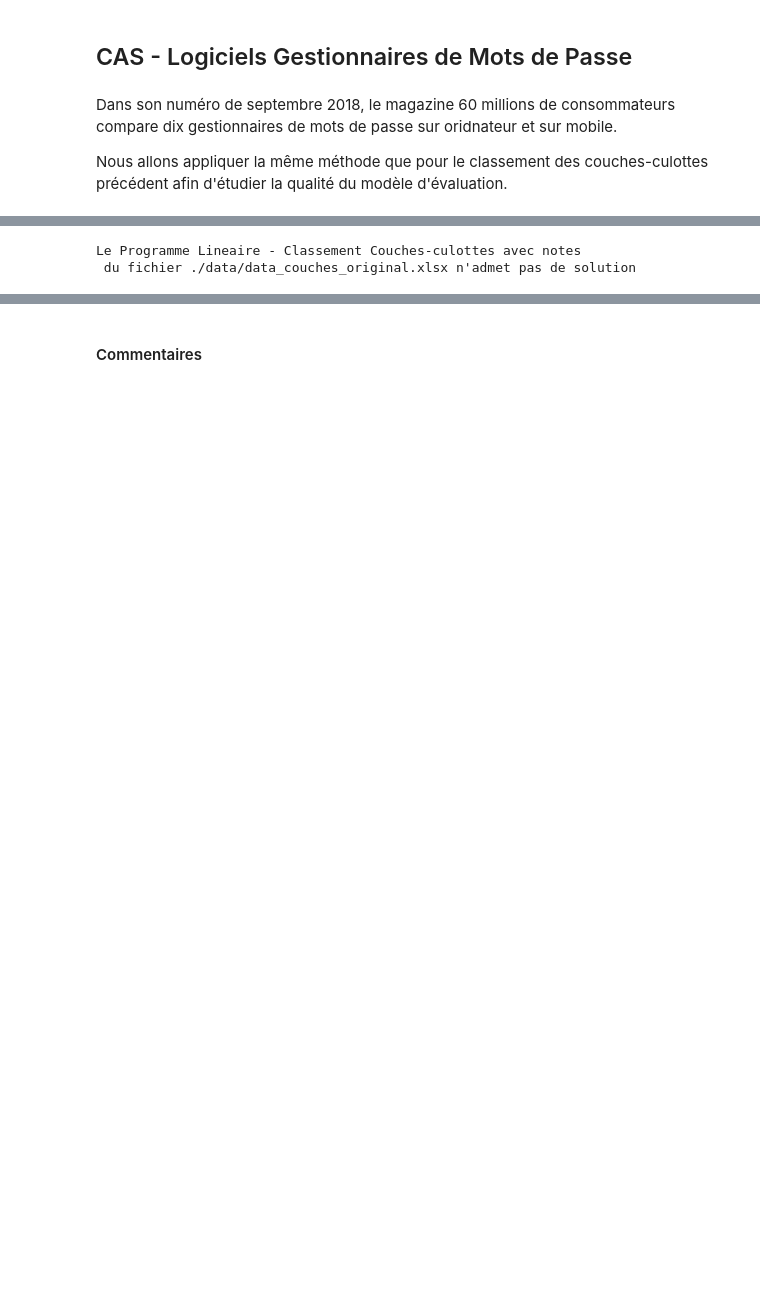
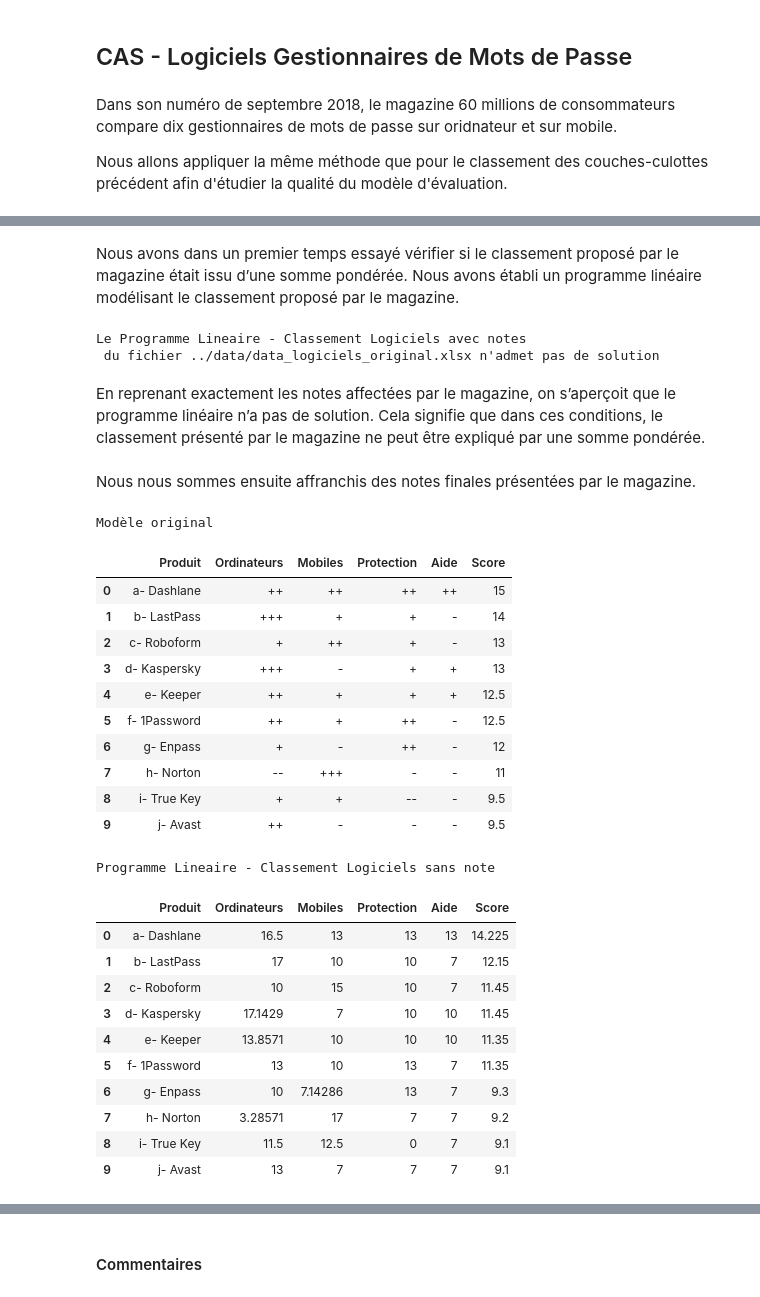
Before and after one commit to js-dev88/LangageScript, a Jupyter notebook: notebooks/Projet_classement_produits-logiciels.ipynb, the cells around one changed output, grey strips where cells are left out. Drawn from its saved outputs; the diff is of its cells as text; code cells hidden in the pictures; blank space fills up the shorter version.

Commit message:
Notebook 2

```diff
--- a/notebooks/Projet_classement_produits-logiciels.ipynb
+++ b/notebooks/Projet_classement_produits-logiciels.ipynb
@@ -78,4 +46,11 @@ La résolution du problème passe par une formalisation en Programme Linéaire
+# %%
+csv_name='../data/data_logiciels_original.xlsx'
+export_name = './results_notebook/Logiciels_Analyse_Classement.xlsx'
+result_original = getOriginalData(csv_name)
+# %% [markdown]
+Nous avons dans un premier temps essayé vérifier si le classement proposé par le magazine était issu d’une somme pondérée. Nous avons établi un programme linéaire modélisant le classement proposé par le magazine.
 # %%
+model_name_1 = 'Programme Lineaire - Classement Logiciels avec notes'
 result_2_1 = checkAdditiveModel(csv_name=csv_name,
                       model_name=model_name_1,
                       eval_expr='x1',
@@ -83,5 +58,46 @@ result_2_1 = checkAdditiveModel(csv_name=csv_name,
                       with_scores=True)
 print(result_2_1)
 # %% [output]
-Le Programme Lineaire - Classement Couches-culottes avec notes
- du fichier ./data/data_couches_original.xlsx n'admet pas de solution
+Le Programme Lineaire - Classement Logiciels avec notes
+ du fichier ../data/data_logiciels_original.xlsx n'admet pas de solution
+# %% [markdown]
+En reprenant exactement les notes affectées par le magazine, on s’aperçoit que le programme linéaire n’a pas de solution. Cela signifie que dans ces conditions, le classement présenté par le magazine ne peut être expliqué par une somme pondérée.
+# %% [markdown]
+
+Nous nous sommes ensuite affranchis des notes finales présentées par le magazine.
+# %%
+model_name_2 = 'Programme Lineaire - Classement Logiciels sans note'
+result_2_2 = checkAdditiveModel(csv_name=csv_name,
+                  model_name=model_name_2,
+                  eval_expr='x1',
+                  direction='max')
+# %%
+df1_s = result_original.style.set_table_attributes("style='display:inline'").set_caption('Modèle original')
+df2_s = result_2_2.style.set_table_attributes("style='display:inline'").set_caption(model_name_2)
+
+display_html(df1_s._repr_html_()+df2_s._repr_html_(), raw=True)
+# %% [output]
+Modèle original
+|  | Produit | Ordinateurs | Mobiles | Protection | Aide | Score |
+| 0 | a- Dashlane | ++ | ++ | ++ | ++ | 15 |
+| 1 | b- LastPass | +++ | + | + | - | 14 |
+| 2 | c- Roboform | + | ++ | + | - | 13 |
+| 3 | d- Kaspersky | +++ | - | + | + | 13 |
+| 4 | e- Keeper | ++ | + | + | + | 12.5 |
+| 5 | f- 1Password | ++ | + | ++ | - | 12.5 |
+| 6 | g- Enpass | + | - | ++ | - | 12 |
+| 7 | h- Norton | -- | +++ | - | - | 11 |
+| 8 | i- True Key | + | + | -- | - | 9.5 |
+| 9 | j- Avast | ++ | - | - | - | 9.5 |
+Programme Lineaire - Classement Logiciels sans note
+|  | Produit | Ordinateurs | Mobiles | Protection | Aide | Score |
+| 0 | a- Dashlane | 16.5 | 13 | 13 | 13 | 14.225 |
+| 1 | b- LastPass | 17 | 10 | 10 | 7 | 12.15 |
+| 2 | c- Roboform | 10 | 15 | 10 | 7 | 11.45 |
+| 3 | d- Kaspersky | 17.1429 | 7 | 10 | 10 | 11.45 |
+| 4 | e- Keeper | 13.8571 | 10 | 10 | 10 | 11.35 |
+| 5 | f- 1Password | 13 | 10 | 13 | 7 | 11.35 |
+| 6 | g- Enpass | 10 | 7.14286 | 13 | 7 | 9.3 |
+| 7 | h- Norton | 3.28571 | 17 | 7 | 7 | 9.2 |
+| 8 | i- True Key | 11.5 | 12.5 | 0 | 7 | 9.1 |
+| 9 | j- Avast | 13 | 7 | 7 | 7 | 9.1 |
```
Also changed, not shown: parts of 89 cells of this notebook, 1 other file.
